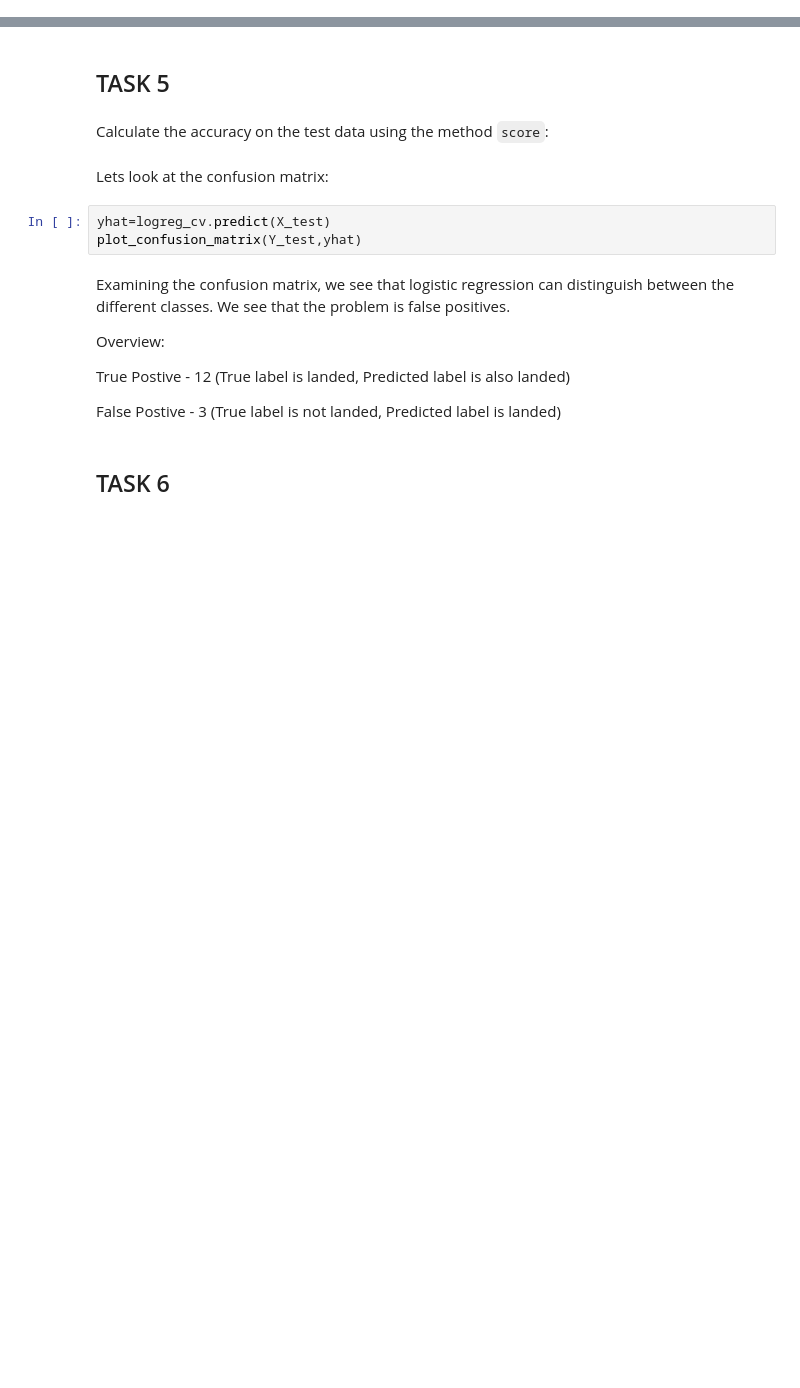
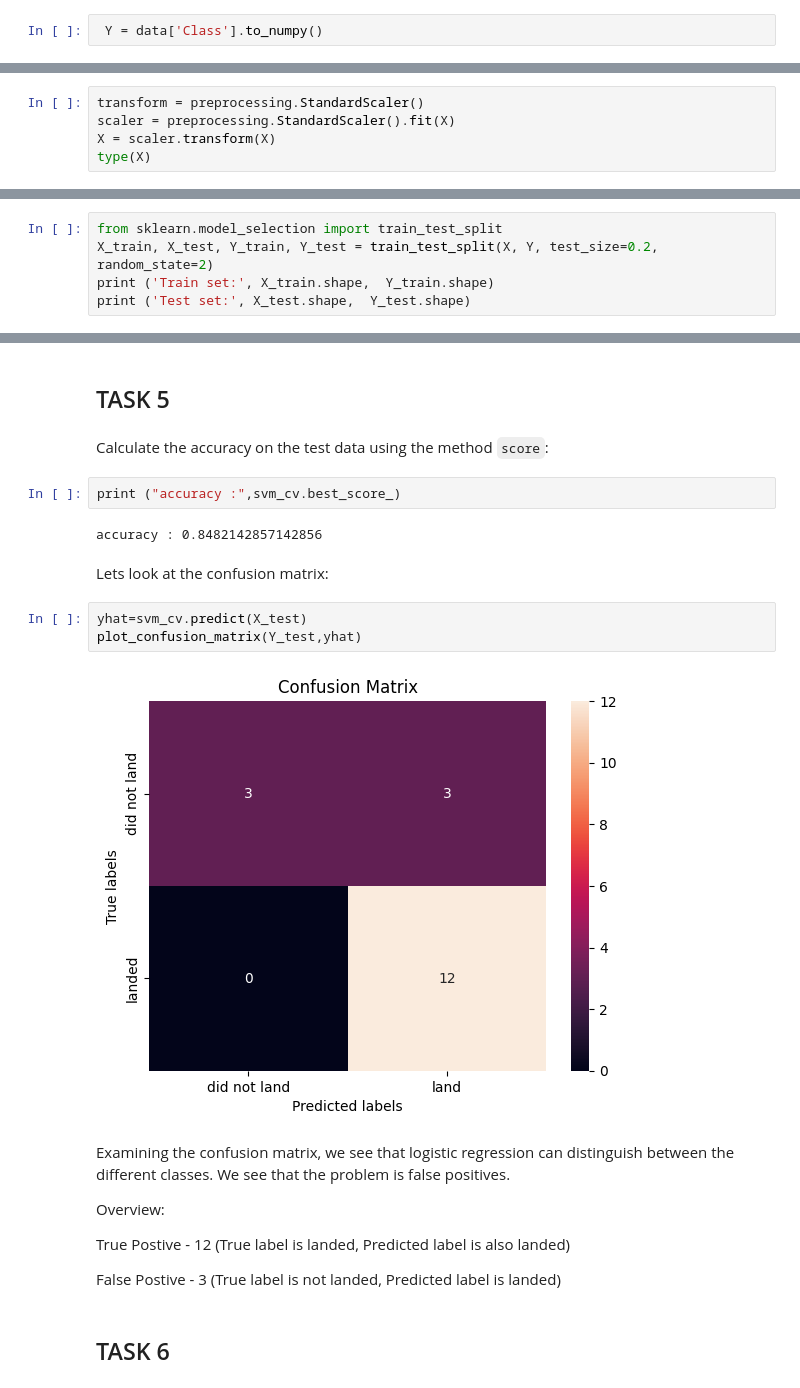
Before and after one commit to sguinto0117/CapstoneFdr, a Jupyter notebook: SpaceX_Machine Learning Prediction_Part_5.ipynb, the cells around one changed output, grey strips where cells are left out. Cells and saved outputs as stored; diff of their text form; blank space fills up the shorter version.

```diff
--- a/SpaceX_Machine Learning Prediction_Part_5.ipynb
+++ b/SpaceX_Machine Learning Prediction_Part_5.ipynb
@@ -105,6 +131,8 @@ X.head(100)
 # %% [markdown]
 Create a NumPy array from the column <code>Class</code> in <code>data</code>, by applying the method <code>to_numpy()</code>  then
 assign it  to the variable <code>Y</code>,make sure the output is a  Pandas series (only one bracket df\['name of  column']).
+# %%
+ Y = data['Class'].to_numpy()
 # %% [markdown]
 ## TASK  2
 # %% [markdown]
@@ -116,0 +140,5 @@ We split the data into training and testing data using the  function  <code>trai
+# %%
+transform = preprocessing.StandardScaler()
+scaler = preprocessing.StandardScaler().fit(X)
+X = scaler.transform(X)
+type(X)
@@ -120,3 +154,8 @@ We split the data into training and testing data using the  function  <code>trai
 Use the function train_test_split to split the data X and Y into training and test data. Set the parameter test_size to  0.2 and random_state to 2. The training data and test data should be assigned to the following labels.
 # %% [markdown]
 <code>X_train, X_test, Y_train, Y_test</code>
+# %%
+from sklearn.model_selection import train_test_split
+X_train, X_test, Y_train, Y_test = train_test_split(X, Y, test_size=0.2, random_state=2)
+print ('Train set:', X_train.shape,  Y_train.shape)
+print ('Test set:', X_test.shape,  Y_test.shape)
@@ -144,11 +187,17 @@ print("accuracy :",logreg_cv.best_score_)
 ## TASK  5
 # %% [markdown]
 Calculate the accuracy on the test data using the method <code>score</code>:
+# %%
+print ("accuracy :",svm_cv.best_score_)
+# %% [output]
+accuracy : 0.8482142857142856
 # %% [markdown]
 Lets look at the confusion matrix:
 # %%
-yhat=logreg_cv.predict(X_test)
+yhat=svm_cv.predict(X_test)
 plot_confusion_matrix(Y_test,yhat)
+# %% [output]
+[figure, added]
 # %% [markdown]
 Examining the confusion matrix, we see that logistic regression can distinguish between the different classes.  We see that the problem is false positives.
 
```
Also changed, not shown: parts of 31 cells of this notebook.
